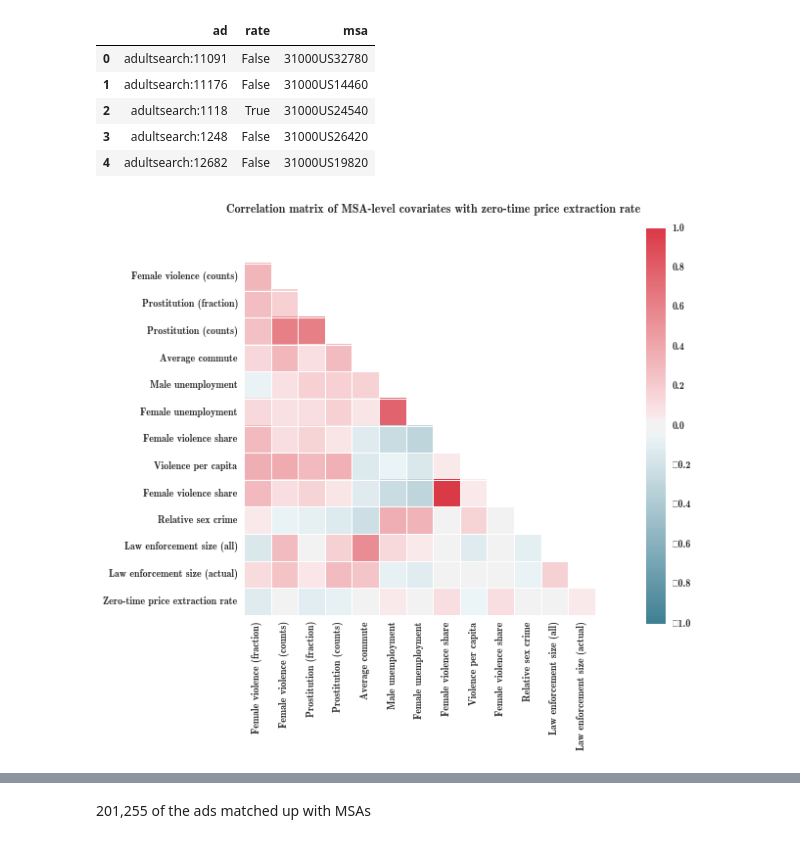
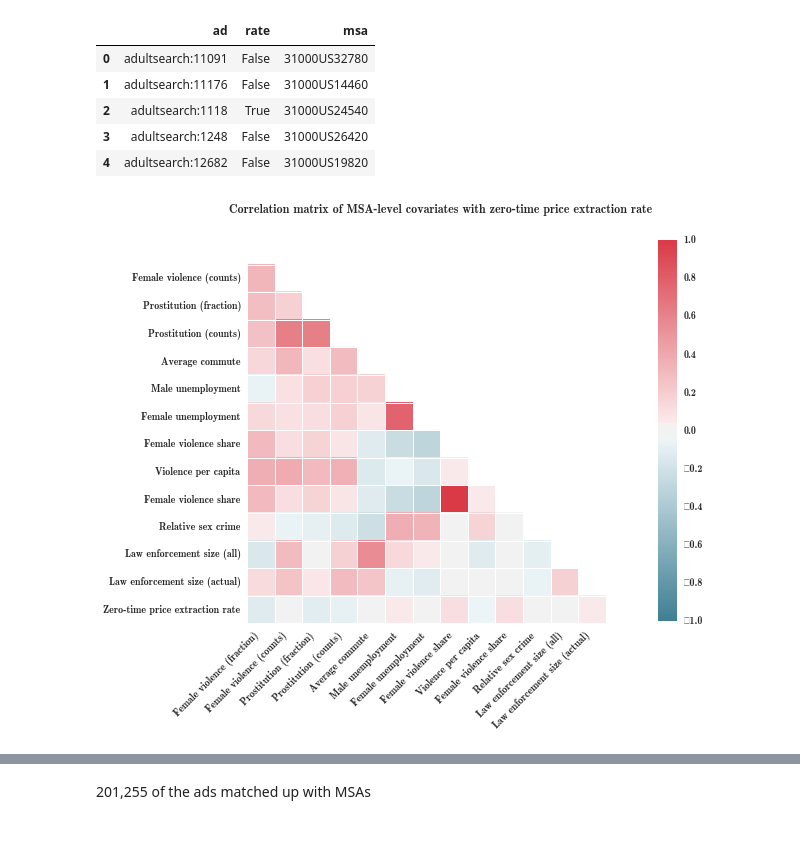
Before and after one commit to giantoak/memex-diagnostics, a Jupyter notebook: notebooks/Diagnostics.ipynb, the cells around one changed output, grey strips where cells are left out. Drawn from its saved outputs; the diff is of its cells as text; code cells hidden in the pictures.

```diff
--- a/notebooks/Diagnostics.ipynb
+++ b/notebooks/Diagnostics.ipynb
@@ -274,33 +328,34 @@ final_regressors_with_names = post_rate_msa_merge.drop(['census_msa_code', 'msa'
 # %%
 renames = {'female_violence_fraction': 'Female violence (fraction)',
            'female_violence_counts': 'Female violence (counts)',
            'prostitution_fraction': 'Prostitution (fraction)',
            'prostitution_counts': 'Prostitution (counts)',
            'avg_commute': 'Average commute',
            'male_epop': 'Male unemployment',
            'female_epop': 'Female unemployment',
            'violence_per_capita': 'Violence per capita',
            'female_violence_share': 'Female violence share',
            'relative_sex_crime': 'Relative sex crime',
            'swnftemp': 'Law enforcement size (all)',
            'swnauthemp': 'Law enforcement size (actual)',
            'rate': 'Zero-time price extraction rate'}
 
 
 rs = np.random.RandomState(33)
 
 d = rs.normal(size=post_rate_msa_merge.shape)
 f, ax = plt.subplots(figsize=(9, 9))
 cmap = seaborn.diverging_palette(220, 10, as_cmap=True)
 seaborn.corrplot(final_regressors_with_names,
                  annot=False, sig_stars=False,
              diag_names=False, cmap=cmap, ax=ax)
 f.tight_layout()
 
+f.autofmt_xdate(rotation=45)
 plt.title('Correlation matrix of MSA-level covariates with zero-time price extraction rate')
 plt.savefig(os.path.join(plot_dir, 'zero_time_corr_matrix_msa.png'))
 # %% [output]
-[figure, old version]
+[figure, new version]
 # %%
 final_regressors_with_names.corr()
 # %% [output]
```
Also changed, not shown: parts of 13 cells of this notebook, 7 other files.
